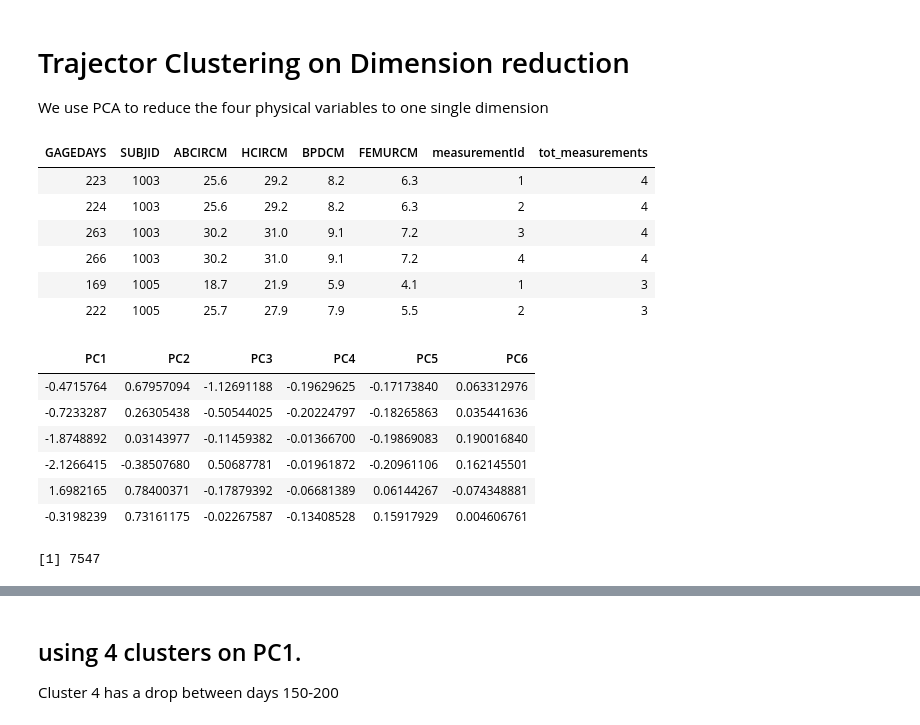
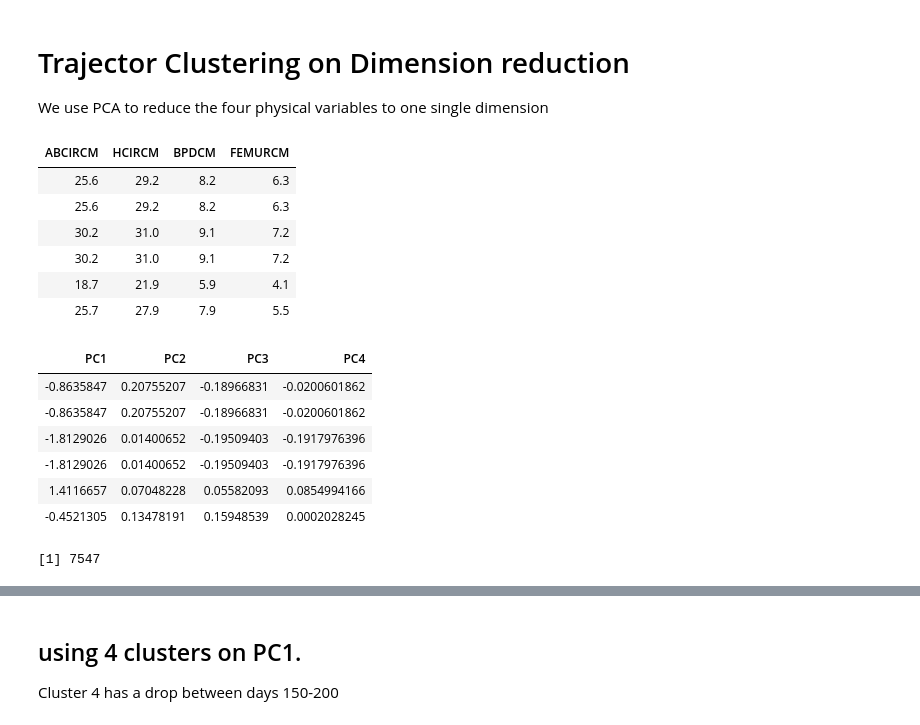
Before and after one commit to de-git/HBGDki-London, a Jupyter notebook: Ultrasound/notebooks/trajectory clustering.ipynb, the cells around one changed output, grey strips where cells are left out. Saved outputs shown, nothing was run; the diff lists cells and outputs as text; code cells hidden in the pictures.

```diff
--- a/Ultrasound/notebooks/trajectory clustering.ipynb
+++ b/Ultrasound/notebooks/trajectory clustering.ipynb
@@ -70,30 +68,34 @@ $ Study         <chr> "Study 1", "Study 1", "Study 1", "Study 1", "Study 1"...
 
 We use PCA to reduce the four physical variables to one single dimension
 # %%
-dat.train %>% head
+#dat.train %>% head
 
 dat.prcomp = dat.train  %>%
-    select(-GAGEDAYS, -SUBJID) %>%
+    select(-GAGEDAYS, -SUBJID, -measurementId, -tot_measurements) %>%
     filter(complete.cases(.)) %>%
     mutate_each(funs(as.numeric(.))) %>%
     prcomp(., center=T, scale.=T)
 
+dat.train  %>%
+    select(-GAGEDAYS, -SUBJID, -measurementId, -tot_measurements) %>%
+    filter(complete.cases(.)) %>%
+    head
 dat.prcomp$x %>% head
 
 dat.train %>% nrow
 # %% [output]
-| GAGEDAYS | SUBJID | ABCIRCM | HCIRCM | BPDCM | FEMURCM | measurementId | tot_measurements |
-| 223 | 1003 | 25.6 | 29.2 | 8.2 | 6.3 | 1 | 4 |
-| 224 | 1003 | 25.6 | 29.2 | 8.2 | 6.3 | 2 | 4 |
-| 263 | 1003 | 30.2 | 31.0 | 9.1 | 7.2 | 3 | 4 |
-| 266 | 1003 | 30.2 | 31.0 | 9.1 | 7.2 | 4 | 4 |
-| 169 | 1005 | 18.7 | 21.9 | 5.9 | 4.1 | 1 | 3 |
-| 222 | 1005 | 25.7 | 27.9 | 7.9 | 5.5 | 2 | 3 |
+| ABCIRCM | HCIRCM | BPDCM | FEMURCM |
+| 25.6 | 29.2 | 8.2 | 6.3 |
+| 25.6 | 29.2 | 8.2 | 6.3 |
+| 30.2 | 31.0 | 9.1 | 7.2 |
+| 30.2 | 31.0 | 9.1 | 7.2 |
+| 18.7 | 21.9 | 5.9 | 4.1 |
+| 25.7 | 27.9 | 7.9 | 5.5 |
-| PC1 | PC2 | PC3 | PC4 | PC5 | PC6 |
-| -0.4715764 | 0.67957094 | -1.12691188 | -0.19629625 | -0.17173840 | 0.063312976 |
-| -0.7233287 | 0.26305438 | -0.50544025 | -0.20224797 | -0.18265863 | 0.035441636 |
-| -1.8748892 | 0.03143977 | -0.11459382 | -0.01366700 | -0.19869083 | 0.190016840 |
-| -2.1266415 | -0.38507680 | 0.50687781 | -0.01961872 | -0.20961106 | 0.162145501 |
-| 1.6982165 | 0.78400371 | -0.17879392 | -0.06681389 | 0.06144267 | -0.074348881 |
-| -0.3198239 | 0.73161175 | -0.02267587 | -0.13408528 | 0.15917929 | 0.004606761 |
+| PC1 | PC2 | PC3 | PC4 |
+| -0.8635847 | 0.20755207 | -0.18966831 | -0.0200601862 |
+| -0.8635847 | 0.20755207 | -0.18966831 | -0.0200601862 |
+| -1.8129026 | 0.01400652 | -0.19509403 | -0.1917976396 |
+| -1.8129026 | 0.01400652 | -0.19509403 | -0.1917976396 |
+| 1.4116657 | 0.07048228 | 0.05582093 | 0.0854994166 |
+| -0.4521305 | 0.13478191 | 0.15948539 | 0.0002028245 |
 [1] 7547
```
Also changed, not shown: parts of 18 cells of this notebook, 2 other files.
